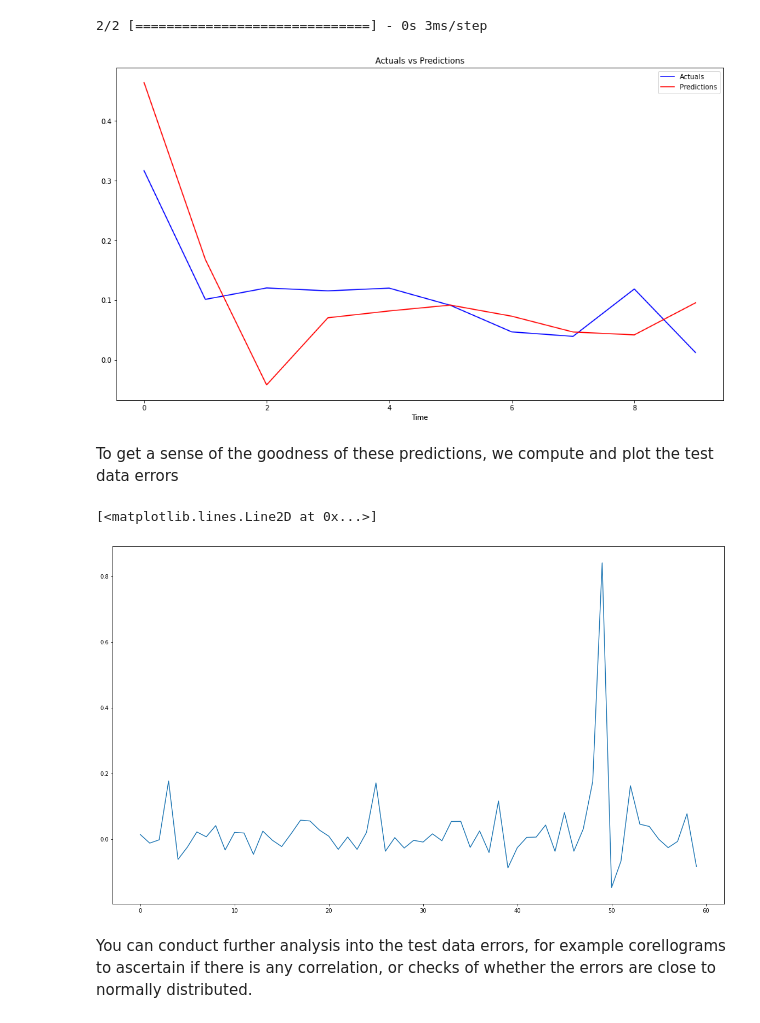
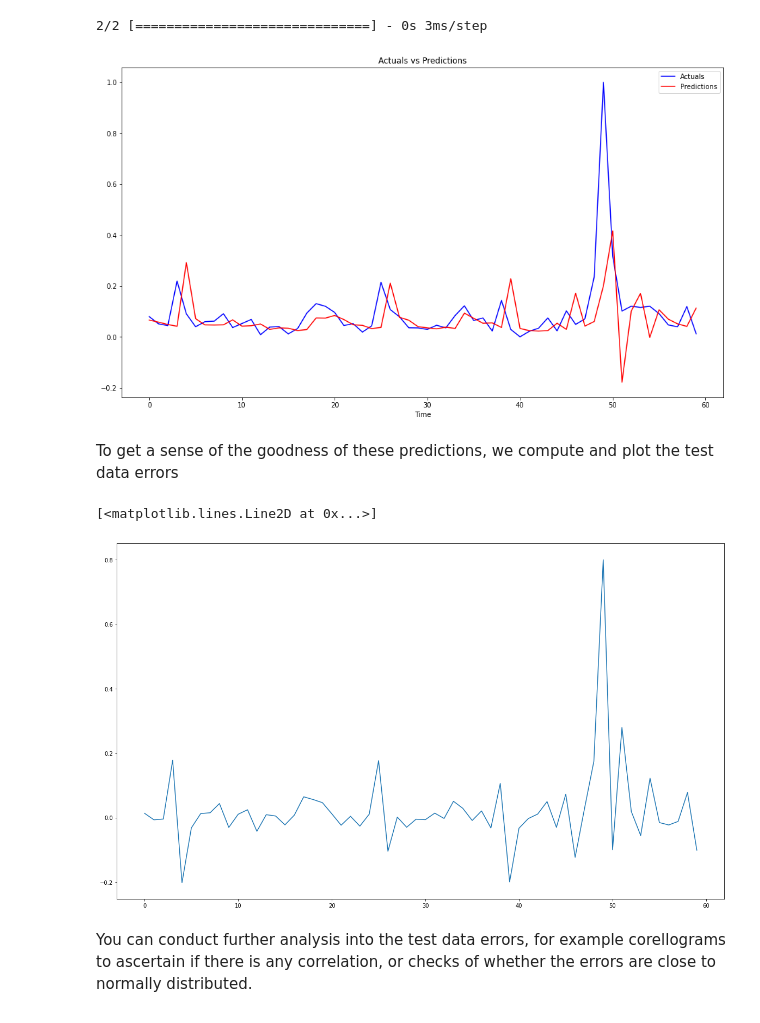
Before and after one commit to JamieKats/data2001-a3, a Jupyter notebook: DATA2001-A3-s4674720.ipynb, the cells around one changed output. Drawn from its saved outputs; the diff is of its cells as text; code cells hidden in the pictures.

```diff
--- a/DATA2001-A3-s4674720.ipynb
+++ b/DATA2001-A3-s4674720.ipynb
@@ -1212,16 +1245,26 @@ array([[0.11288163, 0.18070953, 0.05240358, 0.0585342 , 0.14090076],
 # Configure model
 learning_rate = 0.001
 # %%
+# # Single layer FF network with RLU
+# def slff_relu(input_dim,hidden_1_dim = 80):
+#     # Single-layer FF network with Rectified linear unit (relu) activation fxn
+#     inputs = keras.layers.Input(shape=(input_dim))
+#     hidden_layer_1 = keras.layers.Dense(hidden_1_dim, activation='relu')(inputs)
+#     outputs = keras.layers.Dense(1,activation='tanh')(hidden_layer_1)
+#     model = keras.Model(inputs=inputs, outputs=outputs)
+#     return model
+
 # Single layer FF network with RLU
-def slff_relu(input_dim,hidden_1_dim = 64):
+def slff_relu(input_dim,hidden_1_dim = 80):
     # Single-layer FF network with Rectified linear unit (relu) activation fxn
     inputs = keras.layers.Input(shape=(input_dim))
     hidden_layer_1 = keras.layers.Dense(hidden_1_dim, activation='relu')(inputs)
-    outputs = keras.layers.Dense(1,activation='tanh')(hidden_layer_1)
+    hidden_layer_2 = keras.layers.Dense(hidden_1_dim, activation='relu')(hidden_layer_1)
+    outputs = keras.layers.Dense(1,activation='tanh')(hidden_layer_2)
     model = keras.Model(inputs=inputs, outputs=outputs)
     return model
 # %%
-input_dim = 4
+input_dim = 5
 model = slff_relu(input_dim)
 model.compile(optimizer=keras.optimizers.Adam(learning_rate=learning_rate), loss="mse")
 model.summary()
@@ -1249,4 +1297,4 @@ To enable them in other operations, rebuild TensorFlow with the appropriate comp
 # %%
 # Fit the model
-model.fit(X_train, y_train, epochs=20, batch_size=20, shuffle=False)
+model.fit(X_train, y_train, epochs=100, batch_size=20, shuffle=False)
 # %% [output]
@@ -1277,6 +1323,7 @@ Epoch 20/20
 # %% [markdown]
 ### Timeseries predictions using neural networks
 # %%
-y_pred = model.predict(X_test)
+y_pred = model.predict(X_test_scaled)
+# y_pred = [x for [x] in y_pred]
 # %% [output]
 2/2 [==============================] - 0s 3ms/step
@@ -1283,28 +1332,28 @@ y_pred = model.predict(X_test)
 # %%
 # Plot test data predictions
-def plot_pred(y_test,y_pred,period=10):
+def plot_pred(y_test,y_pred,period=60):
     plt.figure(figsize=(16,9))
     plt.plot(y_test[-period:], "b", label="Actuals")
     plt.plot(y_pred[-period:], "r", label="Predictions")
     plt.title("Actuals vs Predictions")
     plt.xlabel("Time")
     plt.legend()
     plt.show()
 
-plot_pred(y_test,y_pred)
+plot_pred(y_test_scaled,y_pred)
 # %% [output]
-[figure, old version]
+[figure, new version]
 # %% [markdown]
 To get a sense of the goodness of these predictions, we compute and plot the test data errors
 # %%
 # Compute and plot the test data errors
-errors = np.squeeze(y_test) - np.squeeze(y_pred)
+errors = np.squeeze(y_test_scaled) - np.squeeze(y_pred)
 plt.figure(figsize=(20,12))
 plt.plot(errors)
 # plt.figsize=(24,12))
 # %% [output]
 [<matplotlib.lines.Line2D at 0x...>]
-[figure, old version]
+[figure, new version]
 # %% [markdown]
 You can conduct further analysis into the test data errors, for example corellograms to ascertain if there is any correlation, or checks of whether the errors are close to normally distributed.
 # %%
```
Also changed, not shown: parts of 71 cells of this notebook.
